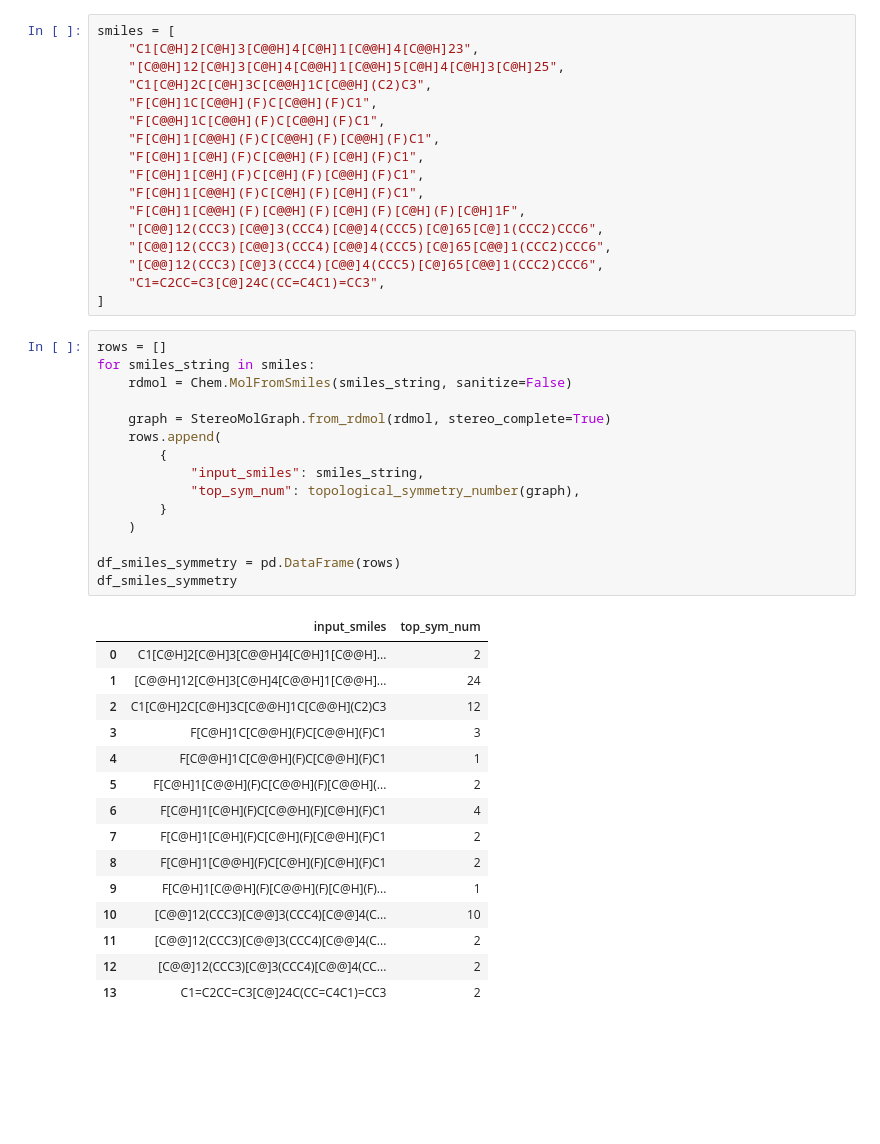
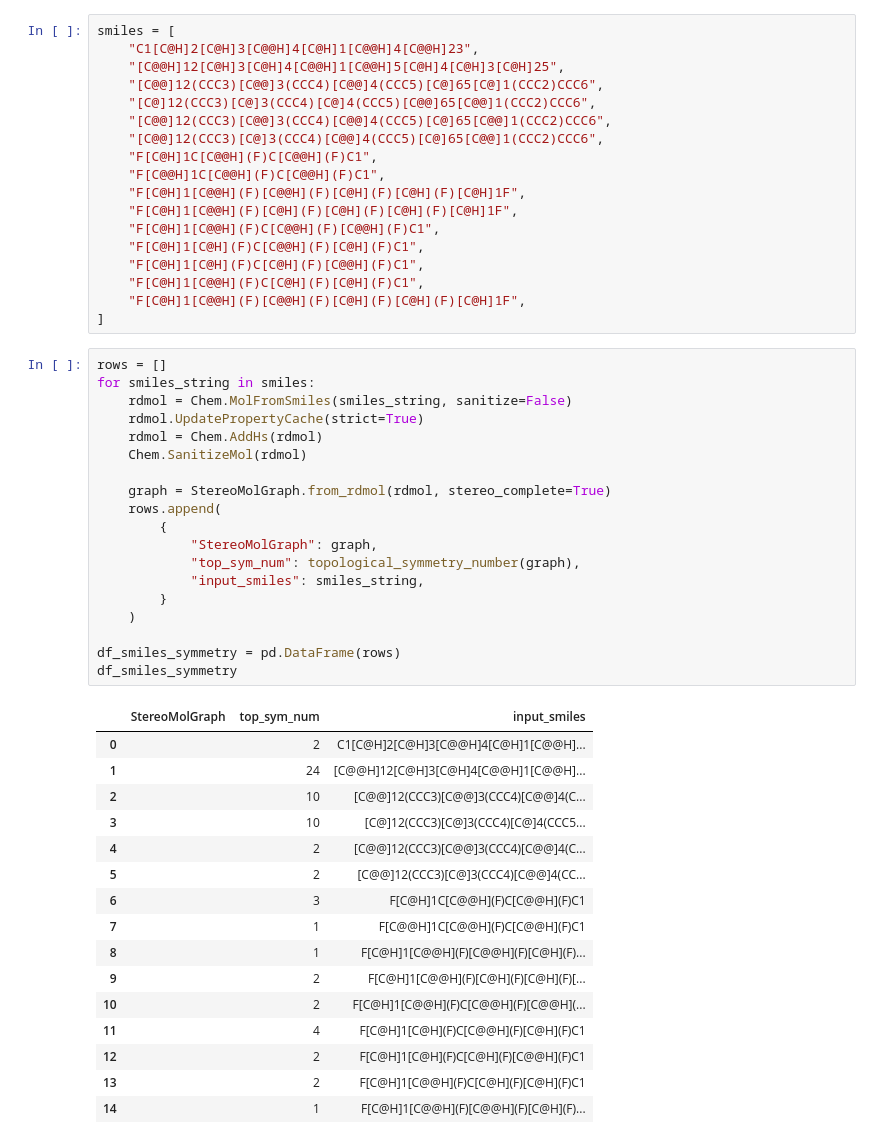
Before and after one commit to avcopan/StereoMolGraph, a Jupyter notebook: src/stereomolgraph/experimental/sym_num_smiles.ipynb, the cells around one changed output. Cells and saved outputs as stored; diff of their text form; blank space fills up the shorter version.

Commit message:
continue work on symmetry numbers

```diff
--- a/src/stereomolgraph/experimental/sym_num_smiles.ipynb
+++ b/src/stereomolgraph/experimental/sym_num_smiles.ipynb
@@ -8,47 +16,53 @@ from stereomolgraph.experimental.sym_num import topological_symmetry_number
 smiles = [
     "C1[C@H]2[C@H]3[C@@H]4[C@H]1[C@@H]4[C@@H]23",
     "[C@@H]12[C@H]3[C@H]4[C@@H]1[C@@H]5[C@H]4[C@H]3[C@H]25",
-    "C1[C@H]2C[C@H]3C[C@@H]1C[C@@H](C2)C3",
+    "[C@@]12(CCC3)[C@@]3(CCC4)[C@@]4(CCC5)[C@]65[C@]1(CCC2)CCC6",
+    "[C@]12(CCC3)[C@]3(CCC4)[C@]4(CCC5)[C@@]65[C@@]1(CCC2)CCC6",
+    "[C@@]12(CCC3)[C@@]3(CCC4)[C@@]4(CCC5)[C@]65[C@@]1(CCC2)CCC6",
+    "[C@@]12(CCC3)[C@]3(CCC4)[C@@]4(CCC5)[C@]65[C@@]1(CCC2)CCC6",
     "F[C@H]1C[C@@H](F)C[C@@H](F)C1",
     "F[C@@H]1C[C@@H](F)C[C@@H](F)C1",
+    "F[C@H]1[C@@H](F)[C@@H](F)[C@H](F)[C@H](F)[C@H]1F",
+    "F[C@H]1[C@@H](F)[C@H](F)[C@H](F)[C@H](F)[C@H]1F",
     "F[C@H]1[C@@H](F)C[C@@H](F)[C@@H](F)C1",
     "F[C@H]1[C@H](F)C[C@@H](F)[C@H](F)C1",
     "F[C@H]1[C@H](F)C[C@H](F)[C@@H](F)C1",
     "F[C@H]1[C@@H](F)C[C@H](F)[C@H](F)C1",
     "F[C@H]1[C@@H](F)[C@@H](F)[C@H](F)[C@H](F)[C@H]1F",
-    "[C@@]12(CCC3)[C@@]3(CCC4)[C@@]4(CCC5)[C@]65[C@]1(CCC2)CCC6",
-    "[C@@]12(CCC3)[C@@]3(CCC4)[C@@]4(CCC5)[C@]65[C@@]1(CCC2)CCC6",
-    "[C@@]12(CCC3)[C@]3(CCC4)[C@@]4(CCC5)[C@]65[C@@]1(CCC2)CCC6",
-    "C1=C2CC=C3[C@]24C(CC=C4C1)=CC3",
 ]
 # %%
 rows = []
 for smiles_string in smiles:
     rdmol = Chem.MolFromSmiles(smiles_string, sanitize=False)
+    rdmol.UpdatePropertyCache(strict=True)
+    rdmol = Chem.AddHs(rdmol)
+    Chem.SanitizeMol(rdmol)
 
     graph = StereoMolGraph.from_rdmol(rdmol, stereo_complete=True)
     rows.append(
         {
+            "StereoMolGraph": graph,
+            "top_sym_num": topological_symmetry_number(graph),
             "input_smiles": smiles_string,
-            "top_sym_num": topological_symmetry_number(graph),
         }
     )
 
 df_smiles_symmetry = pd.DataFrame(rows)
 df_smiles_symmetry
 # %% [output]
-|  | input_smiles | top_sym_num |
-| 0 | C1[C@H]2[C@H]3[C@@H]4[C@H]1[C@@H]... | 2 |
-| 1 | [C@@H]12[C@H]3[C@H]4[C@@H]1[C@@H]... | 24 |
-| 2 | C1[C@H]2C[C@H]3C[C@@H]1C[C@@H](C2)C3 | 12 |
-| 3 | F[C@H]1C[C@@H](F)C[C@@H](F)C1 | 3 |
-| 4 | F[C@@H]1C[C@@H](F)C[C@@H](F)C1 | 1 |
-| 5 | F[C@H]1[C@@H](F)C[C@@H](F)[C@@H](... | 2 |
-| 6 | F[C@H]1[C@H](F)C[C@@H](F)[C@H](F)C1 | 4 |
-| 7 | F[C@H]1[C@H](F)C[C@H](F)[C@@H](F)C1 | 2 |
-| 8 | F[C@H]1[C@@H](F)C[C@H](F)[C@H](F)C1 | 2 |
-| 9 | F[C@H]1[C@@H](F)[C@@H](F)[C@H](F)... | 1 |
-| 10 | [C@@]12(CCC3)[C@@]3(CCC4)[C@@]4(C... | 10 |
-| 11 | [C@@]12(CCC3)[C@@]3(CCC4)[C@@]4(C... | 2 |
-| 12 | [C@@]12(CCC3)[C@]3(CCC4)[C@@]4(CC... | 2 |
-| 13 | C1=C2CC=C3[C@]24C(CC=C4C1)=CC3 | 2 |
+|  | StereoMolGraph | top_sym_num | input_smiles |
+| 0 |  | 2 | C1[C@H]2[C@H]3[C@@H]4[C@H]1[C@@H]... |
+| 1 |  | 24 | [C@@H]12[C@H]3[C@H]4[C@@H]1[C@@H]... |
+| 2 |  | 10 | [C@@]12(CCC3)[C@@]3(CCC4)[C@@]4(C... |
+| 3 |  | 10 | [C@]12(CCC3)[C@]3(CCC4)[C@]4(CCC5... |
+| 4 |  | 2 | [C@@]12(CCC3)[C@@]3(CCC4)[C@@]4(C... |
+| 5 |  | 2 | [C@@]12(CCC3)[C@]3(CCC4)[C@@]4(CC... |
+| 6 |  | 3 | F[C@H]1C[C@@H](F)C[C@@H](F)C1 |
+| 7 |  | 1 | F[C@@H]1C[C@@H](F)C[C@@H](F)C1 |
+| 8 |  | 1 | F[C@H]1[C@@H](F)[C@@H](F)[C@H](F)... |
+| 9 |  | 2 | F[C@H]1[C@@H](F)[C@H](F)[C@H](F)[... |
+| 10 |  | 2 | F[C@H]1[C@@H](F)C[C@@H](F)[C@@H](... |
+| 11 |  | 4 | F[C@H]1[C@H](F)C[C@@H](F)[C@H](F)C1 |
+| 12 |  | 2 | F[C@H]1[C@H](F)C[C@H](F)[C@@H](F)C1 |
+| 13 |  | 2 | F[C@H]1[C@@H](F)C[C@H](F)[C@H](F)C1 |
+| 14 |  | 1 | F[C@H]1[C@@H](F)[C@@H](F)[C@H](F)... |
```
Also changed, not shown: parts of 1 cell of this notebook, 8 other files.
